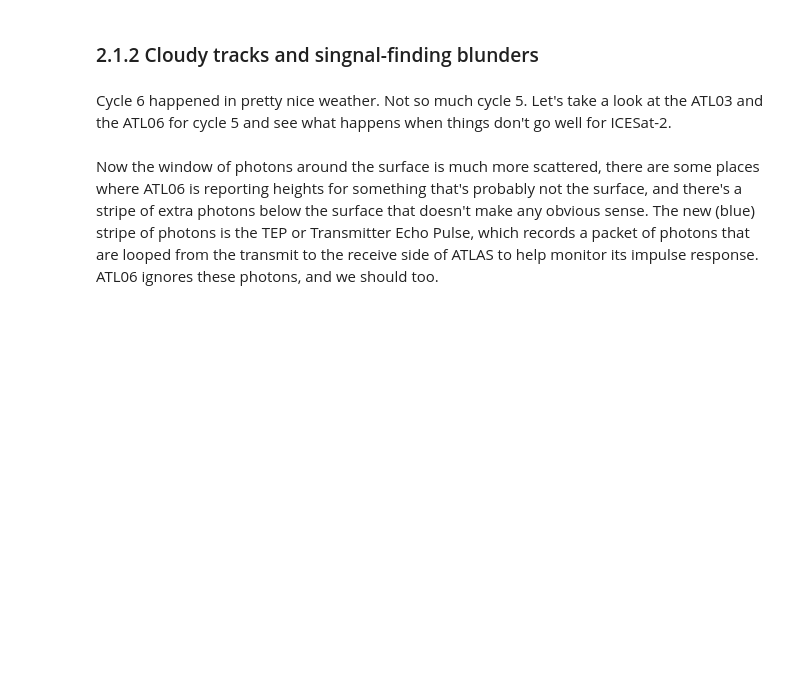
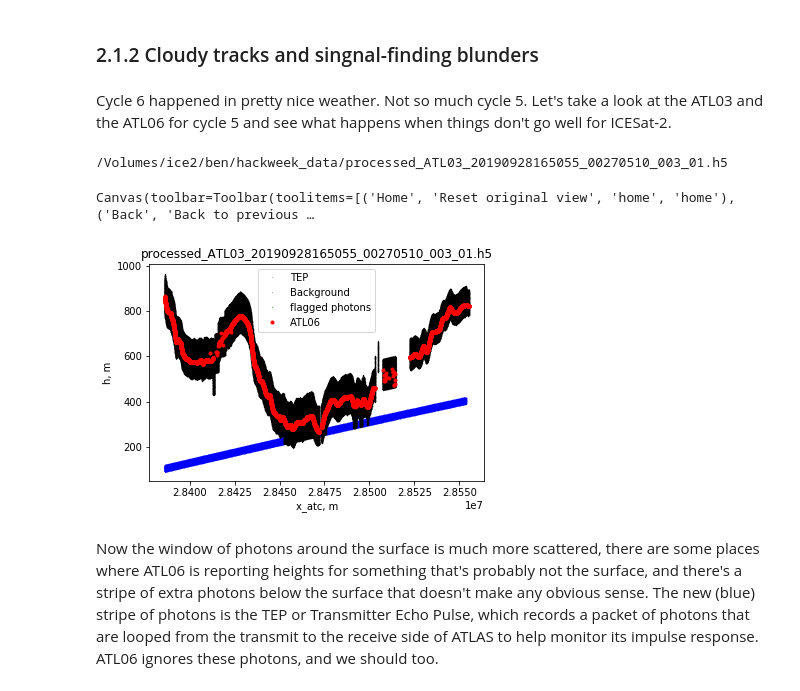
Before and after one commit to ICESAT-2HackWeek/2020_ICESat-2_Hackweek_Tutorials, a Jupyter notebook: 09.Land_Ice_Applications/land_ice_applications.ipynb, the cells around one changed output. Saved outputs shown, nothing was run; the diff lists cells and outputs as text; code cells hidden in the pictures; blank space fills up the shorter version.

```diff
--- a/09.Land_Ice_Applications/land_ice_applications.ipynb
+++ b/09.Land_Ice_Applications/land_ice_applications.ipynb
@@ -266,35 +299,39 @@ cycle="05"
 beam='gt2r'
 
 # read the IS2 data with Tyler's ATL03 reader:
-ATL03_file=glob.glob(os.path.join(data_root, 'PIG_ATL03', f'*{rgt}{cycle}*.h5'))[0]
+ATL03_file=glob.glob(os.path.join(data_root, f'processed_ATL03*{rgt}{cycle}*.h5'))[0]
 print(ATL03_file)
 IS2_atl03_mds, IS2_atl03_attrs, IS2_atl03_beams =read_HDF5_ATL03(ATL03_file)
 # add x_atc to the ATL03 data structure (this function adds to the LS2_ATL03_mds dictionary)
 get_ATL03_x_atc(IS2_atl03_mds, IS2_atl03_attrs, IS2_atl03_beams)
 
 #-- select the 2r beam from ATL03
 D3 = IS2_atl03_mds[beam]
 
 # find the matching ATL06 file
-ATL06_file=glob.glob(os.path.join(data_root, 'PIG_ATL06', f'*{rgt}{cycle}*.h5'))[0]
+ATL06_file=glob.glob(os.path.join(data_root, f'processed_ATL06*{rgt}{cycle}*.h5'))[0]
 D6=atl06_to_dict(ATL06_file, beam, index=None, epsg=3031)
 #-- create scatter plot of photon data (e.g., photon elevation vs x_atc)
 %matplotlib widget
 f1,ax = plt.subplots(num=1,figsize=(6,4))
 TEP=(D3['heights']['signal_conf_ph'][:,3] <-1)
 ax.plot(D3['heights']['x_atc'][TEP], D3['heights']['h_ph'][TEP],'b.',markersize=0.25, label='TEP')
 BG=(D3['heights']['signal_conf_ph'][:,3] ==0)   |  (D3['heights']['signal_conf_ph'][:,3] ==1)
 ax.plot(D3['heights']['x_atc'][BG], D3['heights']['h_ph'][BG],'k.',markersize=0.25, label='Background')
 LMH=D3['heights']['signal_conf_ph'][:,3] >= 2
 ax.plot(D3['heights']['x_atc'][LMH], D3['heights']['h_ph'][LMH],'g.',markersize=0.5, label='flagged photons')
 ax.plot(D6['x_atc'], D6['h_li'],'r.', label='ATL06')
 h_leg=ax.legend()
 
 plt.title(os.path.basename(ATL03_file))
 
 ax.set_xlabel('x_atc, m')
 ax.set_ylabel('h, m')
 plt.show()
+# %% [output]
+/Volumes/ice2/ben/hackweek_data/processed_ATL03_20190928165055_00270510_003_01.h5
+Canvas(toolbar=Toolbar(toolitems=[('Home', 'Reset original view', 'home', 'home'), ('Back', 'Back to previous …
+[figure, added]
 # %% [markdown]
 Now the window of photons around the surface is much more scattered, there are some places where ATL06 is reporting heights for something that's probably not the surface, and there's a stripe of extra photons below the surface that doesn't make any obvious sense.  The new (blue) stripe of photons is the TEP or Transmitter Echo Pulse, which records a packet of photons that are looped from the transmit to the receive side of ATLAS to help monitor its impulse response.  ATL06 ignores these photons, and we should too.
 # %% [markdown]
```
Also changed, not shown: parts of 19 cells of this notebook.
